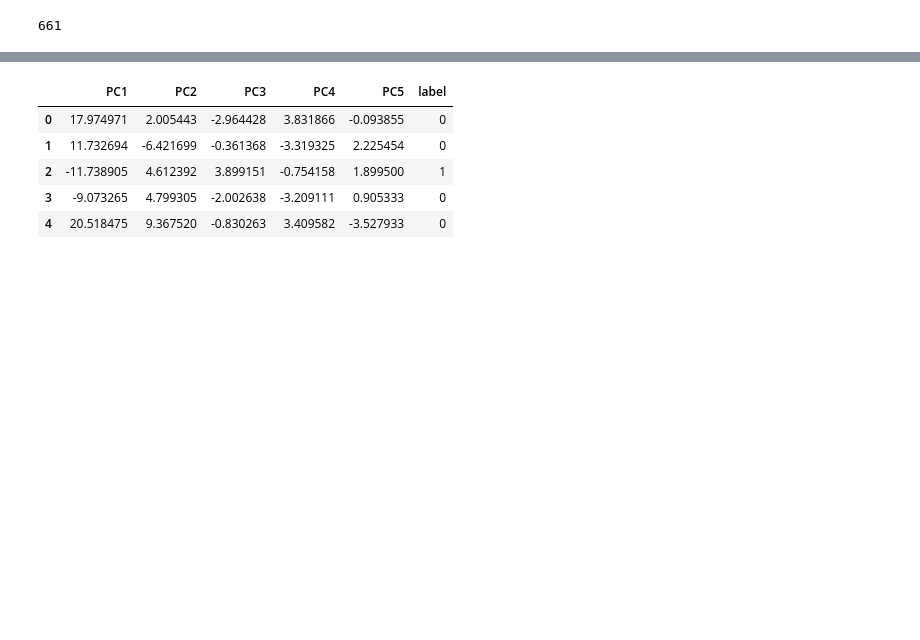
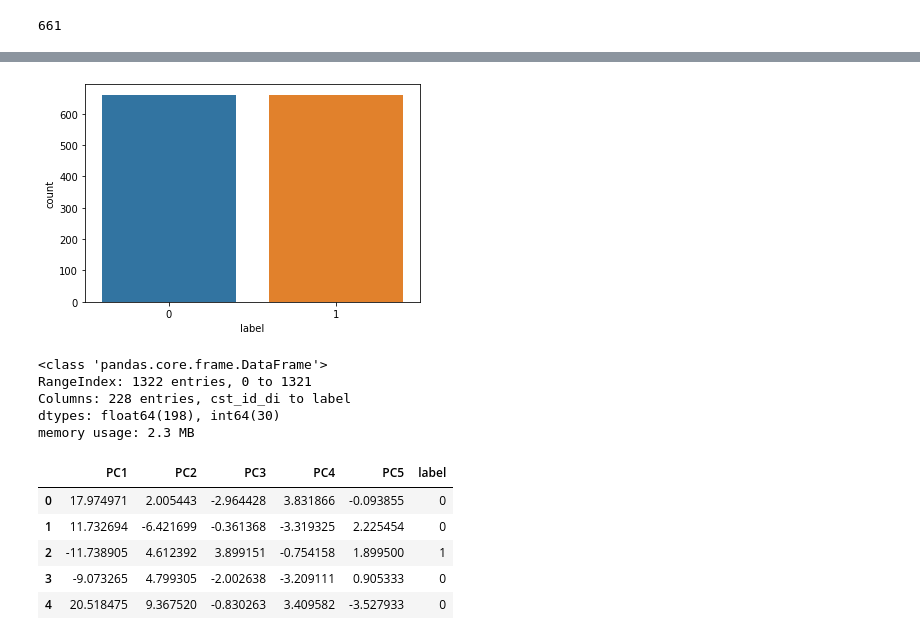
Before and after one commit to gjwlsdnr0115/Customer-Predict-Model, a Jupyter notebook: data_pca.ipynb, the cells around one changed output, grey strips where cells are left out. Cells and saved outputs as stored; diff of their text form; code cells hidden in the pictures; blank space fills up the shorter version.

```diff
--- a/data_pca.ipynb
+++ b/data_pca.ipynb
@@ -128,4 +128,16 @@ final_df
 1322 rows × 228 columns
+# %%
+graph = sns.countplot(data = final_df, x = 'label')
+# %% [output]
+[figure, added]
+# %%
+final_df.info(verbose=False)
+# %% [output]
+<class 'pandas.core.frame.DataFrame'>
+RangeIndex: 1322 entries, 0 to 1321
+Columns: 228 entries, cst_id_di to label
+dtypes: float64(198), int64(30)
+memory usage: 2.3 MB
 # %%
 final_df.to_csv('wrangled.csv')
 # %%
```
Also changed, not shown: parts of 3 cells of this notebook.
